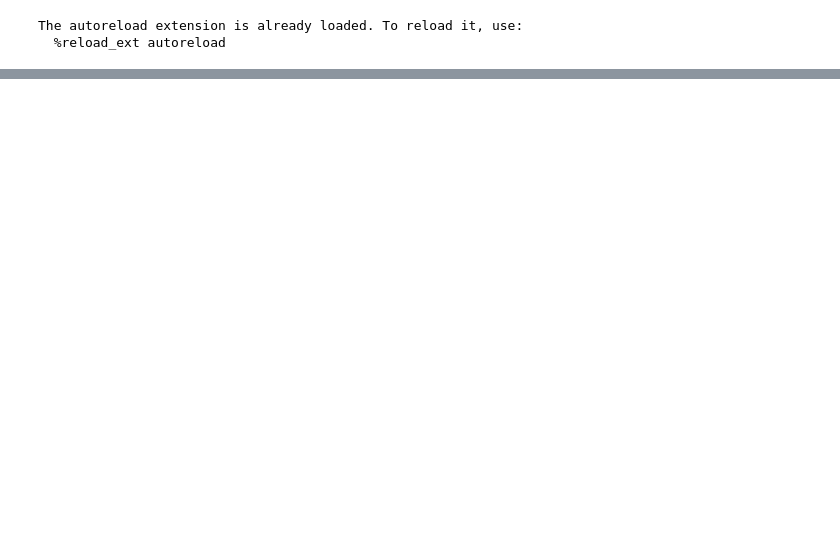
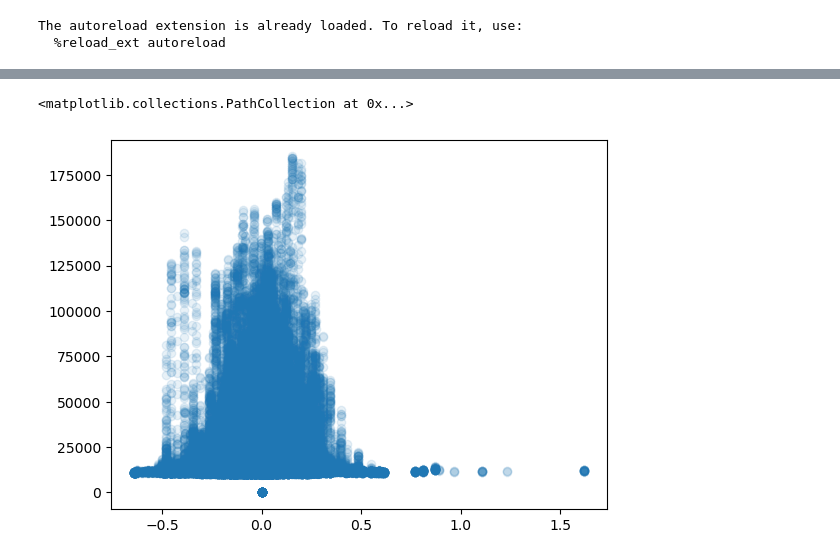
Before and after one commit to xies/mouse_skin_size_control, a Jupyter notebook: 2025_lineage_analysis/stills_analysis/live_k10_intensity_curvature.ipynb, the cells around one changed output, grey strips where cells are left out. Saved outputs shown, nothing was run; the diff lists cells and outputs as text; code cells hidden in the pictures; blank space fills up the shorter version.

```diff
--- a/2025_lineage_analysis/stills_analysis/live_k10_intensity_curvature.ipynb
+++ b/2025_lineage_analysis/stills_analysis/live_k10_intensity_curvature.ipynb
@@ -72,0 +146,5 @@ HBox(children=(VBox(children=(VBox(children=(HBox(children=(VBox(children=(Image
+# %%
+plt.scatter((curvature*mask).flatten(),(k10_resliced.sum(axis=0)*mask).flatten(),alpha=0.1)
+# %% [output]
+<matplotlib.collections.PathCollection at 0x...>
+[figure, added]
```
Also changed, not shown: parts of 12 cells of this notebook, 11 other files.
